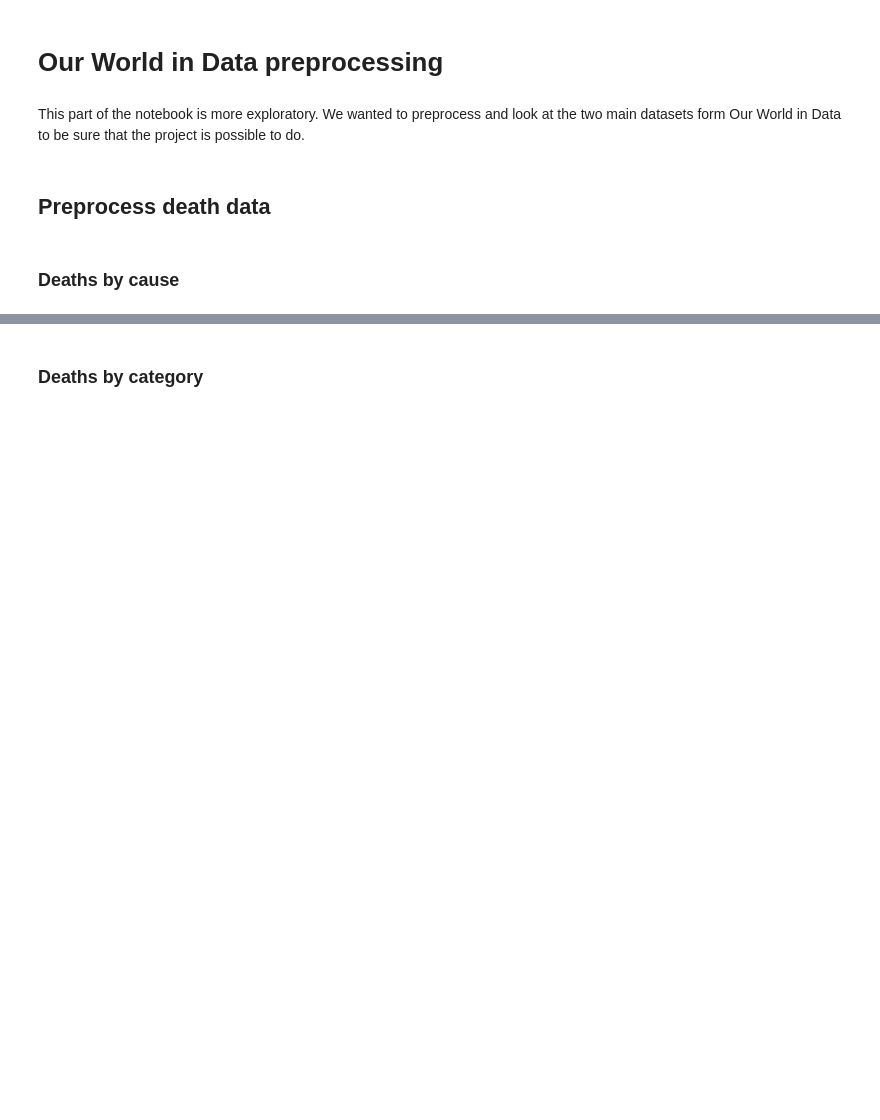
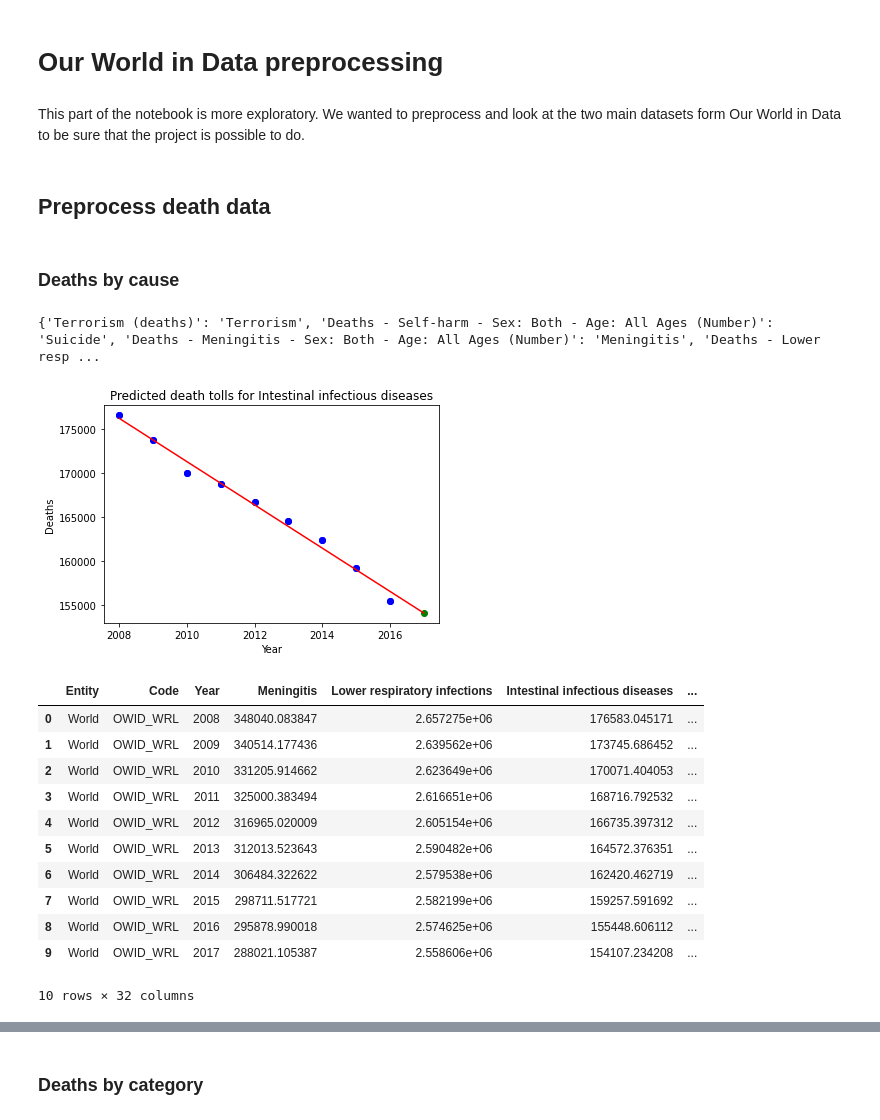
Before and after one commit to epfl-ada/ada-2021-project-hoja, a Jupyter notebook: Milestone_2.ipynb, the cells around one changed output, grey strips where cells are left out. Drawn from its saved outputs; the diff is of its cells as text; code cells hidden in the pictures; blank space fills up the shorter version.

```diff
--- a/Milestone_2.ipynb
+++ b/Milestone_2.ipynb
@@ -194,7 +233,22 @@ This part of the notebook is more exploratory. We wanted to preprocess and look
 ### Deaths by cause
 # %%
 death_by_cause_path = DATA_PATH + "annual_number_of_deaths_by_cause.csv"
-deaths_by_cause = Deaths("deaths_by_cause", death_by_cause_path, rename_cols = {'Terrorism (deaths)': 'Terrorism', 'Self-harm': 'Suicide'}, drop_cols = ['Number of executions (Amnesty International)'])
+deaths_by_cause = Deaths("deaths_by_cause", death_by_cause_path, rename_cols = {'Terrorism (deaths)': 'Terrorism', 'Deaths - Self-harm - Sex: Both - Age: All Ages (Number)': 'Suicide'}, drop_cols = ['Number of executions (Amnesty International)'])
 deaths_by_cause.df
+# %% [output]
+{'Terrorism (deaths)': 'Terrorism', 'Deaths - Self-harm - Sex: Both - Age: All Ages (Number)': 'Suicide', 'Deaths - Meningitis - Sex: Both - Age: All Ages (Number)': 'Meningitis', 'Deaths - Lower resp ...
+[figure, added]
+|  | Entity | Code | Year | Meningitis | Lower respiratory infections | Intestinal infectious diseases | ... |
+| 0 | World | OWID_WRL | 2008 | 348040.083847 | 2.657275e+06 | 176583.045171 | ... |
+| 1 | World | OWID_WRL | 2009 | 340514.177436 | 2.639562e+06 | 173745.686452 | ... |
+| 2 | World | OWID_WRL | 2010 | 331205.914662 | 2.623649e+06 | 170071.404053 | ... |
+| 3 | World | OWID_WRL | 2011 | 325000.383494 | 2.616651e+06 | 168716.792532 | ... |
+| 4 | World | OWID_WRL | 2012 | 316965.020009 | 2.605154e+06 | 166735.397312 | ... |
+| 5 | World | OWID_WRL | 2013 | 312013.523643 | 2.590482e+06 | 164572.376351 | ... |
+| 6 | World | OWID_WRL | 2014 | 306484.322622 | 2.579538e+06 | 162420.462719 | ... |
+| 7 | World | OWID_WRL | 2015 | 298711.517721 | 2.582199e+06 | 159257.591692 | ... |
+| 8 | World | OWID_WRL | 2016 | 295878.990018 | 2.574625e+06 | 155448.606112 | ... |
+| 9 | World | OWID_WRL | 2017 | 288021.105387 | 2.558606e+06 | 154107.234208 | ... |
+10 rows × 32 columns
 # %%
 deaths_by_cause.df.columns
```
Also changed, not shown: parts of 17 cells of this notebook, 1 other file.
